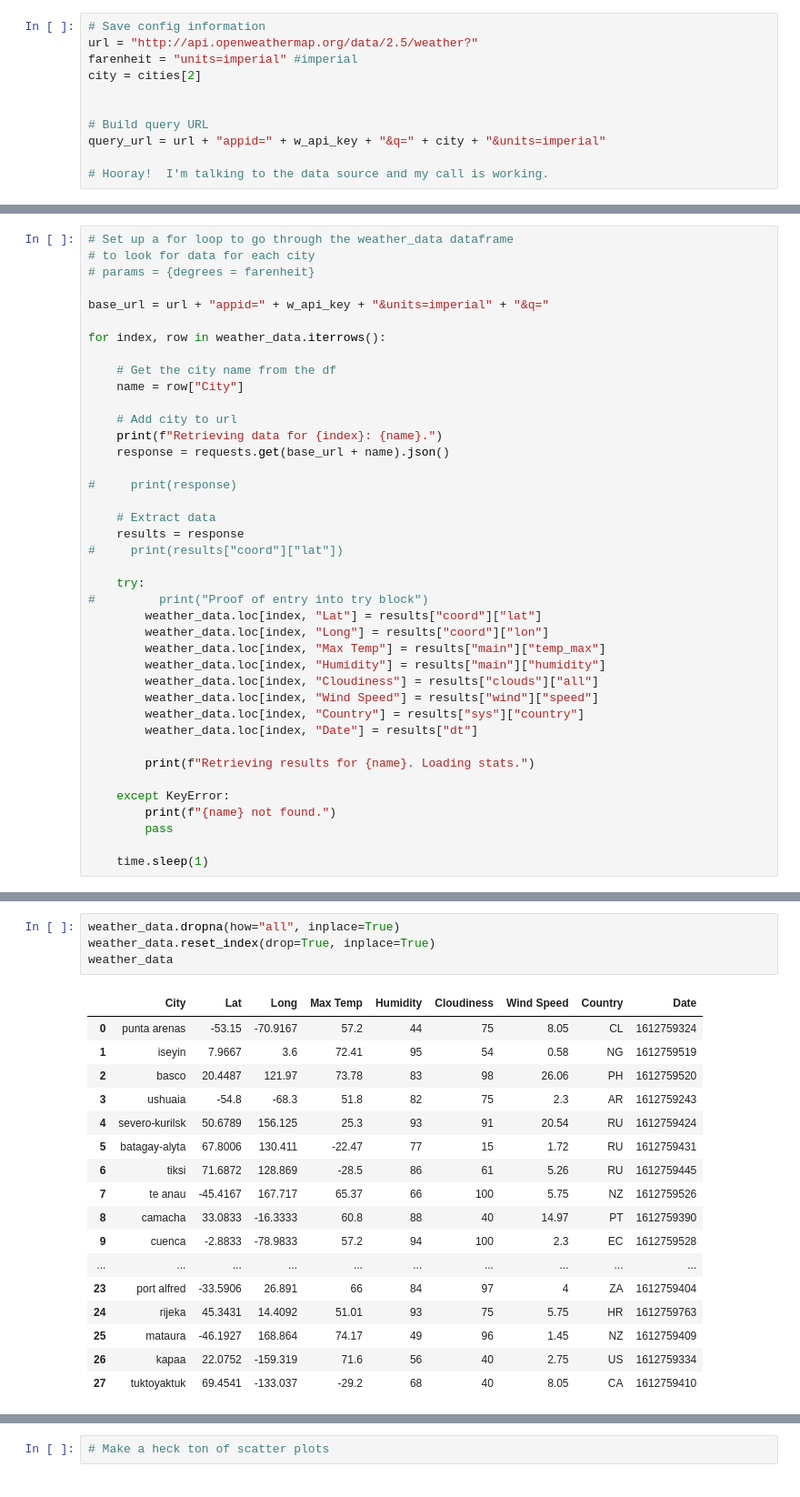
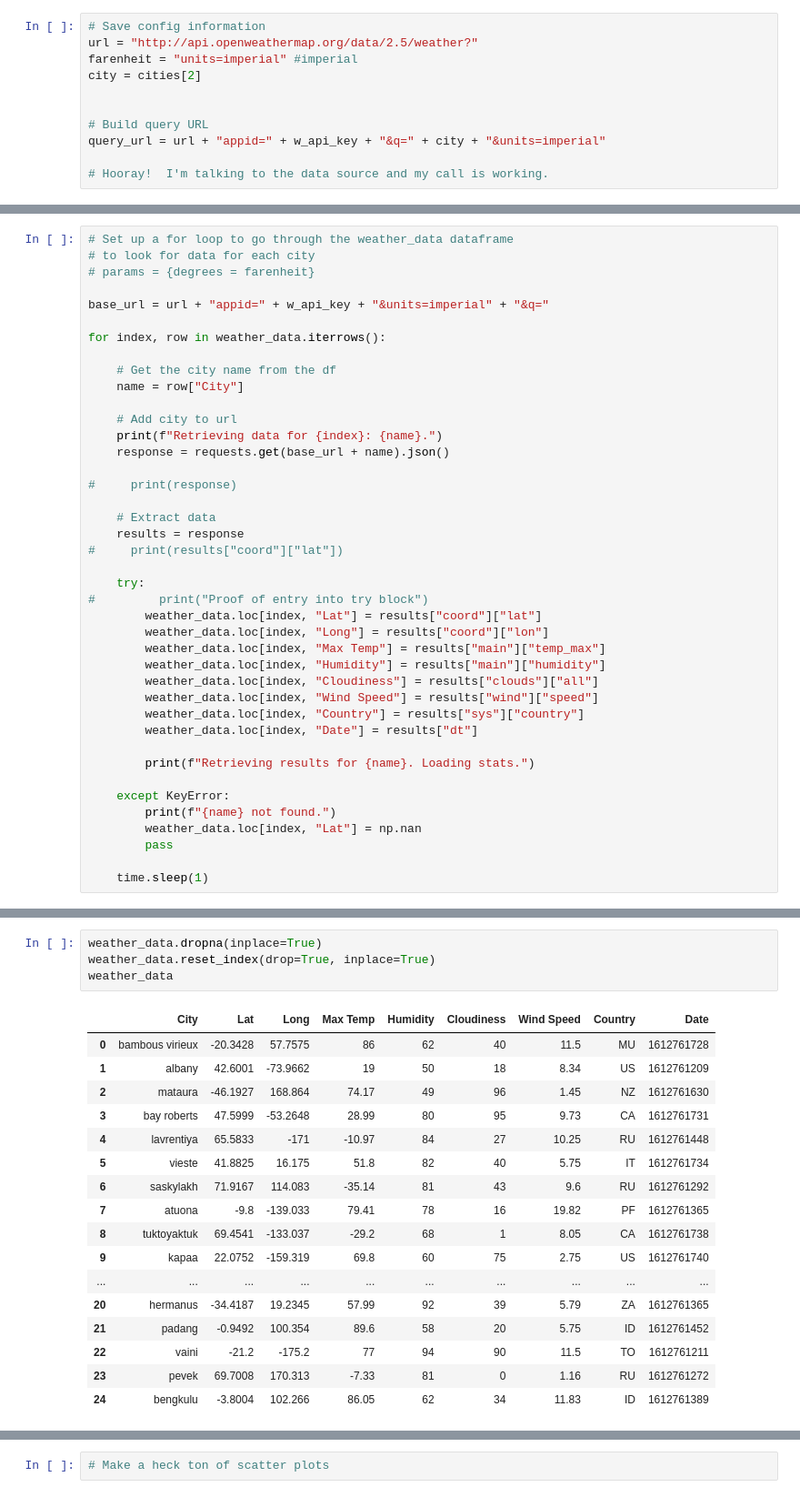
Before and after one commit to mel-c-lowe/Python-API-Challenge, a Jupyter notebook: WeatherPy/WeatherPy.ipynb, the cells around one changed output, grey strips where cells are left out. Shown at 91% size. Saved outputs shown, nothing was run; the diff lists cells and outputs as text.

```diff
--- a/WeatherPy/WeatherPy.ipynb
+++ b/WeatherPy/WeatherPy.ipynb
@@ -171,6 +171,7 @@ for index, row in weather_data.iterrows():
 
     except KeyError:
         print(f"{name} not found.")
+        weather_data.loc[index, "Lat"] = np.nan
         pass
 
     time.sleep(1)
@@ -215,25 +216,25 @@ weather_data
 # %%
-weather_data.dropna(how="all", inplace=True)
+weather_data.dropna(inplace=True)
 weather_data.reset_index(drop=True, inplace=True)
 weather_data
 # %% [output]
 |  | City | Lat | Long | Max Temp | Humidity | Cloudiness | Wind Speed | Country | Date |
-| 0 | punta arenas | -53.15 | -70.9167 | 57.2 | 44 | 75 | 8.05 | CL | 1612759324 |
-| 1 | iseyin | 7.9667 | 3.6 | 72.41 | 95 | 54 | 0.58 | NG | 1612759519 |
-| 2 | basco | 20.4487 | 121.97 | 73.78 | 83 | 98 | 26.06 | PH | 1612759520 |
-| 3 | ushuaia | -54.8 | -68.3 | 51.8 | 82 | 75 | 2.3 | AR | 1612759243 |
-| 4 | severo-kurilsk | 50.6789 | 156.125 | 25.3 | 93 | 91 | 20.54 | RU | 1612759424 |
-| 5 | batagay-alyta | 67.8006 | 130.411 | -22.47 | 77 | 15 | 1.72 | RU | 1612759431 |
-| 6 | tiksi | 71.6872 | 128.869 | -28.5 | 86 | 61 | 5.26 | RU | 1612759445 |
-| 7 | te anau | -45.4167 | 167.717 | 65.37 | 66 | 100 | 5.75 | NZ | 1612759526 |
-| 8 | camacha | 33.0833 | -16.3333 | 60.8 | 88 | 40 | 14.97 | PT | 1612759390 |
-| 9 | cuenca | -2.8833 | -78.9833 | 57.2 | 94 | 100 | 2.3 | EC | 1612759528 |
+| 0 | bambous virieux | -20.3428 | 57.7575 | 86 | 62 | 40 | 11.5 | MU | 1612761728 |
+| 1 | albany | 42.6001 | -73.9662 | 19 | 50 | 18 | 8.34 | US | 1612761209 |
+| 2 | mataura | -46.1927 | 168.864 | 74.17 | 49 | 96 | 1.45 | NZ | 1612761630 |
+| 3 | bay roberts | 47.5999 | -53.2648 | 28.99 | 80 | 95 | 9.73 | CA | 1612761731 |
+| 4 | lavrentiya | 65.5833 | -171 | -10.97 | 84 | 27 | 10.25 | RU | 1612761448 |
+| 5 | vieste | 41.8825 | 16.175 | 51.8 | 82 | 40 | 5.75 | IT | 1612761734 |
+| 6 | saskylakh | 71.9167 | 114.083 | -35.14 | 81 | 43 | 9.6 | RU | 1612761292 |
+| 7 | atuona | -9.8 | -139.033 | 79.41 | 78 | 16 | 19.82 | PF | 1612761365 |
+| 8 | tuktoyaktuk | 69.4541 | -133.037 | -29.2 | 68 | 1 | 8.05 | CA | 1612761738 |
+| 9 | kapaa | 22.0752 | -159.319 | 69.8 | 60 | 75 | 2.75 | US | 1612761740 |
 | ... | ... | ... | ... | ... | ... | ... | ... | ... | ... |
-| 23 | port alfred | -33.5906 | 26.891 | 66 | 84 | 97 | 4 | ZA | 1612759404 |
-| 24 | rijeka | 45.3431 | 14.4092 | 51.01 | 93 | 75 | 5.75 | HR | 1612759763 |
-| 25 | mataura | -46.1927 | 168.864 | 74.17 | 49 | 96 | 1.45 | NZ | 1612759409 |
-| 26 | kapaa | 22.0752 | -159.319 | 71.6 | 56 | 40 | 2.75 | US | 1612759334 |
-| 27 | tuktoyaktuk | 69.4541 | -133.037 | -29.2 | 68 | 40 | 8.05 | CA | 1612759410 |
+| 20 | hermanus | -34.4187 | 19.2345 | 57.99 | 92 | 39 | 5.79 | ZA | 1612761365 |
+| 21 | padang | -0.9492 | 100.354 | 89.6 | 58 | 20 | 5.75 | ID | 1612761452 |
+| 22 | vaini | -21.2 | -175.2 | 77 | 94 | 90 | 11.5 | TO | 1612761211 |
+| 23 | pevek | 69.7008 | 170.313 | -7.33 | 81 | 0 | 1.16 | RU | 1612761272 |
+| 24 | bengkulu | -3.8004 | 102.266 | 86.05 | 62 | 34 | 11.83 | ID | 1612761389 |
 # %%
 # Export weather_data to csv
 # This file is a place holder for proof of concept.
```
Also changed, not shown: parts of 15 cells of this notebook.
